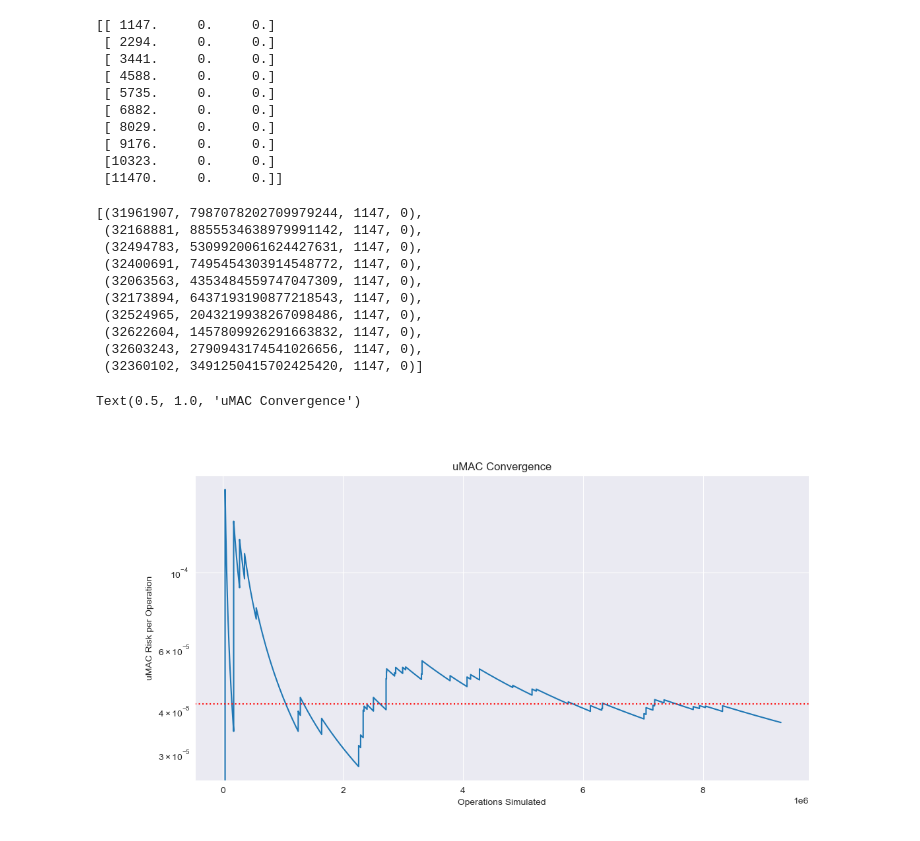
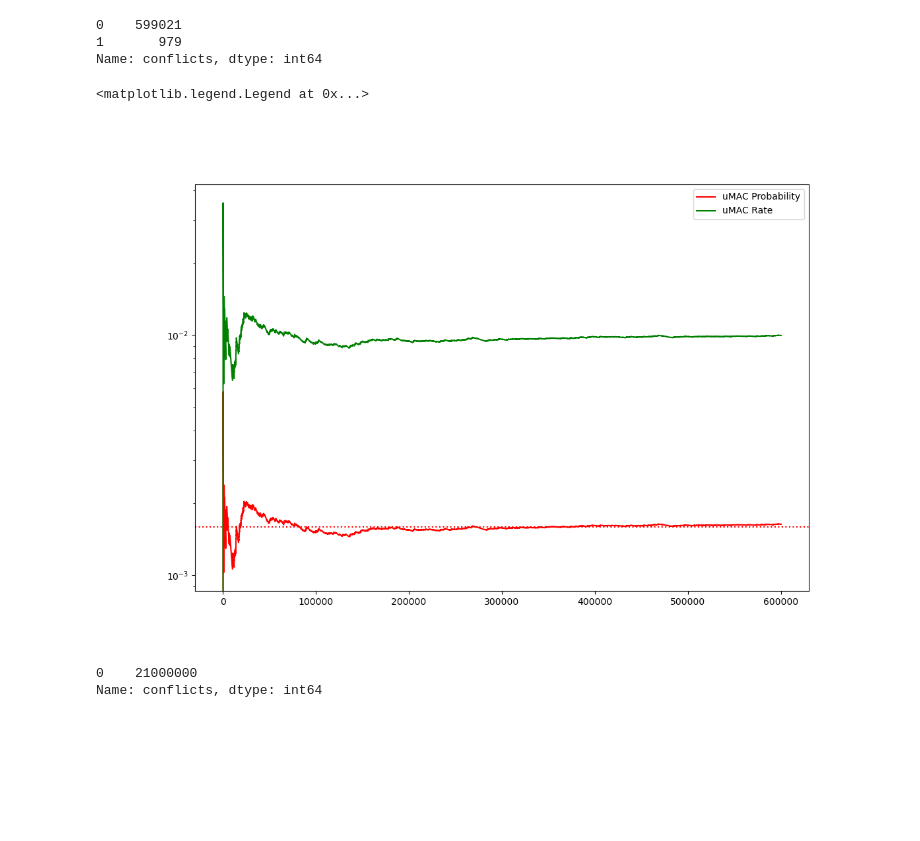
Before and after one commit to aliaksei135/sandbox, a Jupyter notebook: abs_tester/single_var_analysis.ipynb, the cells around one changed output. Saved outputs shown, nothing was run; the diff lists cells and outputs as text; code cells hidden in the pictures; blank space fills up the shorter version.

```diff
--- a/abs_tester/single_var_analysis.ipynb
+++ b/abs_tester/single_var_analysis.ipynb
@@ -9,7 +9,7 @@ import scipy.stats as ss
 
 %matplotlib widget
 # %%
-results_db = 'results/out_1.9e-12_1.0e-01_True_6.0e+01.db'
+results_db = 'results/out_1.2e-10_1.0e-01_True_6.0e+01_uniform.db'
 # %%
 dbcon = sqlite3.connect(results_db)
 dbcur = dbcon.cursor()
@@ -25,26 +17,33 @@ sim_data = np.hstack((sim_data, (sim_data[:, 1] / (sim_data[:, 0]/3600))[:, None
-# %%
-print(sim_data[:10,:])
-res[:10]
-# %% [output]
-[[ 1147.     0.     0.]
- [ 2294.     0.     0.]
- [ 3441.     0.     0.]
- [ 4588.     0.     0.]
- [ 5735.     0.     0.]
- [ 6882.     0.     0.]
- [ 8029.     0.     0.]
- [ 9176.     0.     0.]
- [10323.     0.     0.]
- [11470.     0.     0.]]
-[(31961907, 7987078202709979244, 1147, 0),
- (32168881, 8855534638979991142, 1147, 0),
- (32494783, 5309920061624427631, 1147, 0),
- (32400691, 7495454303914548772, 1147, 0),
- (32063563, 4353484559747047309, 1147, 0),
- (32173894, 6437193190877218543, 1147, 0),
- (32524965, 2043219938267098486, 1147, 0),
- (32622604, 1457809926291663832, 1147, 0),
- (32603243, 2790943174541026656, 1147, 0),
- (32360102, 3491250415702425420, 1147, 0)]
+# %%
+res_df = pd.DataFrame(res, columns=['sim_id', 'seed', 'timesteps', 'conflicts'])
+# res_df = res_df[(res_df.index < 2e6) | (res_df.index > 99e6)].reset_index()
+# %%
+# res_df['conflicts'][res_df['conflicts'] > 1] = 1
+res_df['conflicts'].value_counts()
+# %% [output]
+0    599021
+1       979
+Name: conflicts, dtype: int64
+# %%
+res_df['cumul_conflicts'] = res_df.conflicts.cumsum()
+res_df['timestep_hrs'] = res_df.timesteps/3600
+res_df['cumul_timestep_hrs'] = res_df.timestep_hrs.cumsum()
+res_df['umac_prob'] = res_df.cumul_conflicts/(res_df.index+1)
+res_df['umac_rate'] = res_df.cumul_conflicts/res_df.cumul_timestep_hrs
+
+n_sims = res_df.shape[0]
+n_conflicts = res_df.conflicts.sum()
+# %%
+fig = plt.figure(figsize=(12,8))
+ax = fig.subplots(1,1)
+# ax.set_xscale('log')
+ax.set_yscale('log')
+res_df.umac_prob.plot(ax=ax, label='uMAC Probability', c='r')
+res_df.umac_rate.plot(ax=ax, label='uMAC Rate', c='g')
+ax.axhline(np.nanmedian(res_df.umac_prob), c='r', linestyle='dotted')
+ax.legend()
+# %% [output]
+<matplotlib.legend.Legend at 0x...>
+[figure, added]
 # %%
 # Work out variance fill betweens
@@ -53,18 +52,2 @@ vars = (p_confs * (1 - p_confs)) / range(sim_data.shape[0])
 lower_var = p_confs - vars
 upper_var = p_confs + vars
-# %%
-fig, ax = plt.subplots(
-    1, 1, figsize=(12,6),
-)
-
-ax.plot(range(sim_data.shape[0]), sim_data[:, 2])
-ax.axhline(np.median(sim_data[:,2]), color='red', linestyle=':')
-ax.fill_between(range(sim_data.shape[0]), lower_var, upper_var, alpha=.2)
-# ax.set_xscale('log')
-ax.set_yscale('log')
-ax.set_xlabel("Operations Simulated")
-ax.set_ylabel("uMAC Risk per Operation")
-ax.set_title("uMAC Convergence")
-# %% [output]
-Text(0.5, 1.0, 'uMAC Convergence')
-[figure, removed]
@@ -78,0 +54,5 @@ median_col_rate = np.median(sim_data[:,2])
+# %%
+res_df.conflicts.value_counts()
+# %% [output]
+0    21000000
+Name: conflicts, dtype: int64
```
Also changed, not shown: parts of 6 cells of this notebook.
